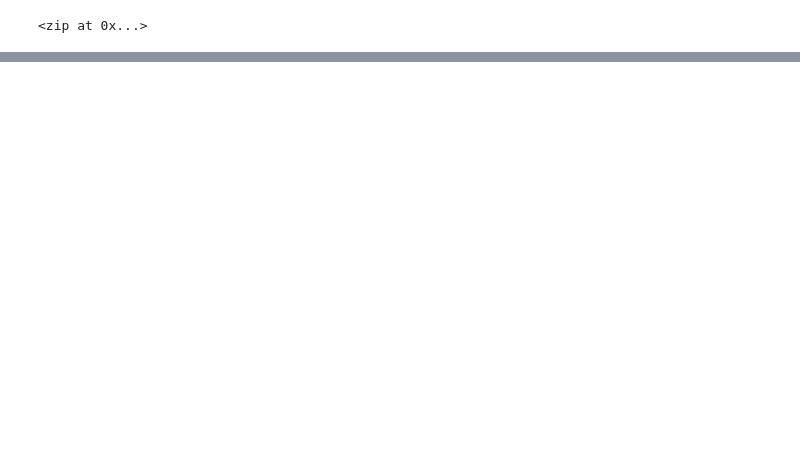
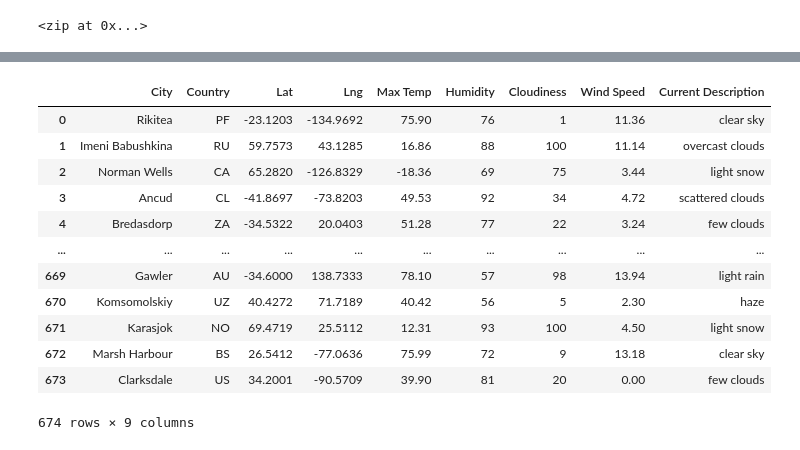
Before and after one commit to kjkubik/World_Weather_Analysis, a Jupyter notebook: Weather_Database/Weather_Database.ipynb, the cells around one changed output, grey strips where cells are left out. Saved outputs shown, nothing was run; the diff lists cells and outputs as text; code cells hidden in the pictures; blank space fills up the shorter version.

```diff
--- a/Weather_Database/Weather_Database.ipynb
+++ b/Weather_Database/Weather_Database.ipynb
@@ -148,2 +184,23 @@ city_data_df.head(10)
+# %%
+# Reorder Columns: City, Country, Lat, Lng, Max Temp, Humidity, Cloudiness, Wind Speed and Current Description
+new_column_order = ["City", "Country", "Lat", "Lng", "Max Temp", "Humidity", "Cloudiness", "Wind Speed", "Current Description"]
+
+#Assign DataFrame with new column order:
+city_data_df = city_data_df[new_column_order]
+city_data_df
+# %% [output]
+|  | City | Country | Lat | Lng | Max Temp | Humidity | Cloudiness | Wind Speed | Current Description |
+| 0 | Rikitea | PF | -23.1203 | -134.9692 | 75.90 | 76 | 1 | 11.36 | clear sky |
+| 1 | Imeni Babushkina | RU | 59.7573 | 43.1285 | 16.86 | 88 | 100 | 11.14 | overcast clouds |
+| 2 | Norman Wells | CA | 65.2820 | -126.8329 | -18.36 | 69 | 75 | 3.44 | light snow |
+| 3 | Ancud | CL | -41.8697 | -73.8203 | 49.53 | 92 | 34 | 4.72 | scattered clouds |
+| 4 | Bredasdorp | ZA | -34.5322 | 20.0403 | 51.28 | 77 | 22 | 3.24 | few clouds |
+| ... | ... | ... | ... | ... | ... | ... | ... | ... | ... |
+| 669 | Gawler | AU | -34.6000 | 138.7333 | 78.10 | 57 | 98 | 13.94 | light rain |
+| 670 | Komsomolskiy | UZ | 40.4272 | 71.7189 | 40.42 | 56 | 5 | 2.30 | haze |
+| 671 | Karasjok | NO | 69.4719 | 25.5112 | 12.31 | 93 | 100 | 4.50 | light snow |
+| 672 | Marsh Harbour | BS | 26.5412 | -77.0636 | 75.99 | 72 | 9 | 13.18 | clear sky |
+| 673 | Clarksdale | US | 34.2001 | -90.5709 | 39.90 | 81 | 20 | 0.00 | few clouds |
+674 rows × 9 columns
 # %%
 # Create the output file (CSV).
```
Also changed, not shown: parts of 7 cells of this notebook, 11 other files.
